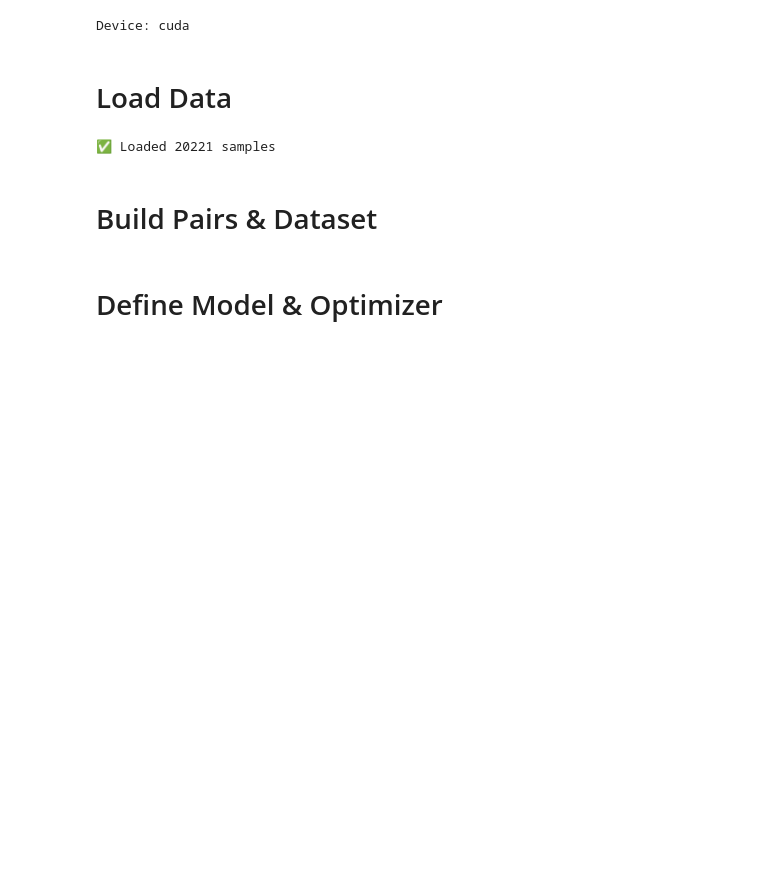
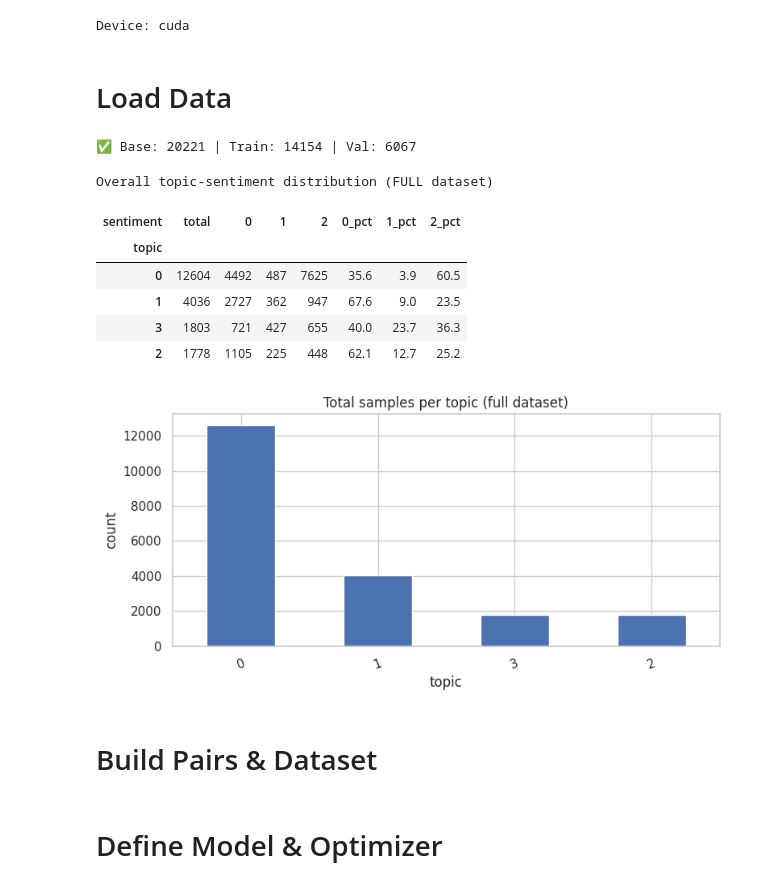
Before and after one commit to phamtu2x5/Student_feedback_Sentiment, a Jupyter notebook: Main_FeedBack_Analysis.ipynb, the cells around one changed output. Drawn from its saved outputs; the diff is of its cells as text; code cells hidden in the pictures; blank space fills up the shorter version.

```diff
--- a/Main_FeedBack_Analysis.ipynb
+++ b/Main_FeedBack_Analysis.ipynb
@@ -23,6 +23,11 @@ from sklearn.utils.class_weight import compute_class_weight
 from sklearn.metrics import f1_score
 from transformers import AutoTokenizer, AutoModel
 from tqdm.auto import tqdm
+
+# visualization
+import matplotlib.pyplot as plt
+import seaborn as sns
+sns.set(style="whitegrid")
 # %% [markdown]
 # Define Config & Prompt
 # %%
@@ -334,23 +339,62 @@ Device: cuda
 from pathlib import Path
 import pandas as pd
 
-train_df = pd.read_csv("train_data.csv")
-val_df   = pd.read_csv("train.csv")
-train_df["sentence"] = train_df["sentence"].apply(_norm_store).astype(str)
-val_df["sentence"]   = val_df["sentence"].apply(_norm_store).astype(str)
+_df_a = pd.read_csv("train_data.csv")
+_df_b = pd.read_csv("train.csv")
 
-train_df = pd.concat([train_df, val_df], ignore_index=True)
-train_df = train_df.drop_duplicates(subset=["sentence"]).reset_index(drop=True)
+_df_a["sentence"] = _df_a["sentence"].apply(_norm_store).astype(str)
+_df_b["sentence"] = _df_b["sentence"].apply(_norm_store).astype(str)
+base_df = pd.concat([_df_a, _df_b], ignore_index=True)
+base_df = base_df.drop_duplicates(subset=["sentence"]).reset_index(drop=True)
 
-topic_map = {v: i for i, v in enumerate(sorted(train_df["topic"].dropna().unique()))}
-sent_map  = {v: i for i, v in enumerate(sorted(train_df["sentiment"].dropna().unique()))}
+topic_map = {v: i for i, v in enumerate(sorted(base_df["topic"].dropna().unique()))}
+sent_map  = {v: i for i, v in enumerate(sorted(base_df["sentiment"].dropna().unique()))}
+base_df["topic_id"]     = base_df["topic"].map(topic_map).astype(int)
+base_df["sentiment_id"] = base_df["sentiment"].map(sent_map).astype(int)
 
-train_df["topic_id"]     = train_df["topic"].map(topic_map).astype(int)
-train_df["sentiment_id"] = train_df["sentiment"].map(sent_map).astype(int)
+# 4) Stratified split 70/30 by topic-sentiment
+_strat = base_df["topic_id"].astype(str) + "_" + base_df["sentiment_id"].astype(str)
+train_df, val_df = train_test_split(
+    base_df,
+    test_size=0.3,
+    random_state=SEED,
+    stratify=_strat
+)
+train_df = train_df.reset_index(drop=True)
+val_df   = val_df.reset_index(drop=True)
 
-print(f"✅ Loaded {len(train_df)} samples")
+print(f"✅ Base: {len(base_df)} | Train: {len(train_df)} | Val: {len(val_df)}")
 # %% [output]
-✅ Loaded 20221 samples
+✅ Base: 20221 | Train: 14154 | Val: 6067
+# %%
+cts = base_df.groupby(['topic','sentiment']).size().unstack(fill_value=0)
+cts['total'] = cts.sum(axis=1)
+rat = cts.drop(columns=['total']).div(cts['total'], axis=0).fillna(0) * 100.0
+rat = rat.round(1)
+summary = cts.copy()
+for col in rat.columns:
+    summary[f'{col}_pct'] = rat[col]
+count_cols = [c for c in cts.columns if c != 'total']
+pct_cols = [f'{c}_pct' for c in count_cols]
+summary = summary[['total'] + count_cols + pct_cols]
+summary = summary.sort_values('total', ascending=False)
+
+print('Overall topic-sentiment distribution (FULL dataset)')
+display(summary)
+
+plt.figure(figsize=(8,4))
+summary['total'].plot(kind='bar', rot=20, title='Total samples per topic (full dataset)')
+plt.xlabel('topic'); plt.ylabel('count')
+plt.tight_layout(); plt.show()
+# %% [output]
+Overall topic-sentiment distribution (FULL dataset)
+| sentiment | total | 0 | 1 | 2 | 0_pct | 1_pct | 2_pct |
+| topic |  |  |  |  |  |  |  |
+| 0 | 12604 | 4492 | 487 | 7625 | 35.6 | 3.9 | 60.5 |
+| 1 | 4036 | 2727 | 362 | 947 | 67.6 | 9.0 | 23.5 |
+| 3 | 1803 | 721 | 427 | 655 | 40.0 | 23.7 | 36.3 |
+| 2 | 1778 | 1105 | 225 | 448 | 62.1 | 12.7 | 25.2 |
+[figure, added]
 # %% [markdown]
 # Build Pairs & Dataset
 # %%
```
Also changed, not shown: parts of 7 cells of this notebook, 4 other files.
